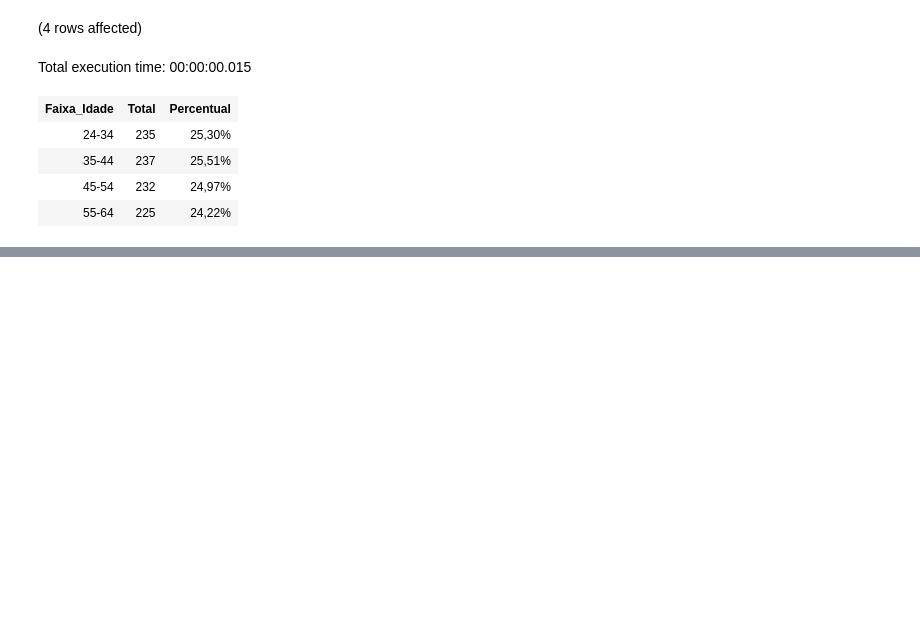
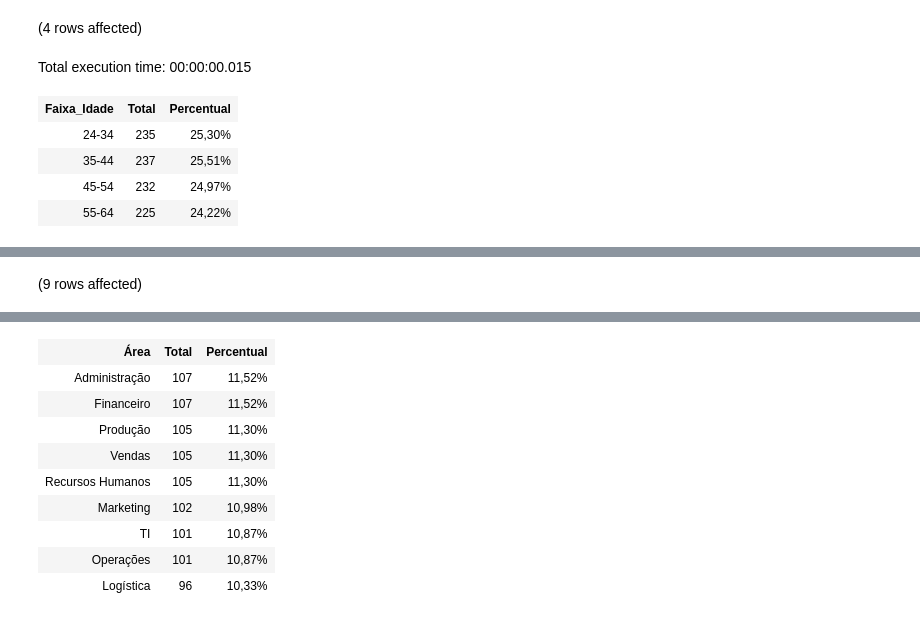
Before and after one commit to AlbertoFAraujo/SQL_People_analytics, a Jupyter notebook: people_analytics_EDA.ipynb, the cells around one changed output, grey strips where cells are left out. Cells and saved outputs as stored; diff of their text form; code cells hidden in the pictures; blank space fills up the shorter version.

```diff
--- a/people_analytics_EDA.ipynb
+++ b/people_analytics_EDA.ipynb
@@ -106,0 +144,11 @@ Total execution time: 00:00:00.015
+# %%
+--Distribuição de funcionários por Área da empresa
+SELECT
+    Área,
+    COUNT(*) AS Total,
+    FORMAT(1.0 * COUNT(*)/SUM(COUNT(*))OVER(), '0.00%') AS Percentual
+FROM baseRH_ativos
+GROUP BY Área
+ORDER BY Total DESC
+# %% [output]
+(9 rows affected)
@@ -106,0 +156,10 @@ Total execution time: 00:00:00.015
+| Área | Total | Percentual |
+| Administração | 107 | 11,52% |
+| Financeiro | 107 | 11,52% |
+| Produção | 105 | 11,30% |
+| Vendas | 105 | 11,30% |
+| Recursos Humanos | 105 | 11,30% |
+| Marketing | 102 | 10,98% |
+| TI | 101 | 10,87% |
+| Operações | 101 | 10,87% |
+| Logística | 96 | 10,33% |
```
Also changed, not shown: parts of 6 cells of this notebook.
